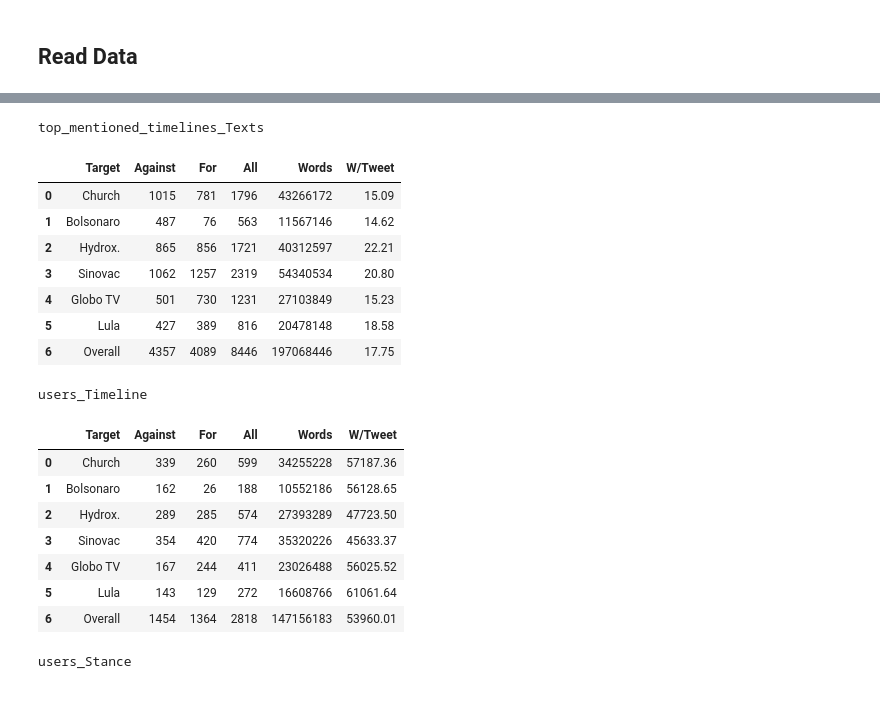
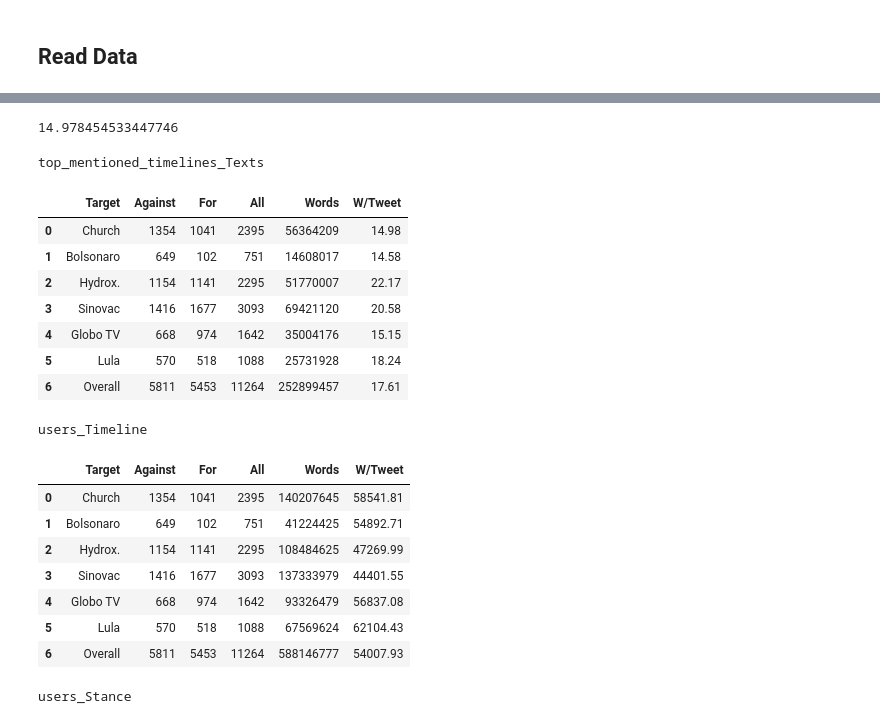
Before and after one commit to semcovici/stance-prediction-UstanceBR, a Jupyter notebook: notebooks/0.2-comparison_top_mentioned_timelines.ipynb, the cells around one changed output, grey strips where cells are left out. Saved outputs shown, nothing was run; the diff lists cells and outputs as text; code cells hidden in the pictures.

```diff
--- a/notebooks/0.2-comparison_top_mentioned_timelines.ipynb
+++ b/notebooks/0.2-comparison_top_mentioned_timelines.ipynb
@@ -33,34 +33,57 @@ target_list = ['ig','bo', 'cl', 'co', 'gl', 'lu']
 # %%
 data_list = []
 
-for target in target_list:
+for target in tqdm(target_list):
 
     # read data
-    data_temp = pd.read_csv(
+    data_temp_train = pd.read_csv(
         raw_data_path + f'train_r3_{target}_top_mentioned_timelines.csv',
         sep = ';',
         encoding='utf-8-sig'
         )
+    data_temp_test = pd.read_csv(
+        raw_data_path + f'test_r3_{target}_top_mentioned_timelines.csv',
+        sep = ';',
+        encoding='utf-8-sig'
+        )
 
-    data_temp['target'] = target
+    data_temp_train['target'] = target
+    data_temp_test['target'] = target
 
-    data_list.append(data_temp)
+    data_temp_train['split'] = "train"
+    data_temp_test['split'] = "test"
+
+    data_list.append(data_temp_train)
+    data_list.append(data_temp_test)
 
 data_tmt = pd.concat(data_list)
 # %%
 data_list = []
 
-for target in target_list:
+for target in tqdm(target_list):
 
     # read data
-    data_temp = pd.read_csv(
+    data_temp_train = pd.read_csv(
+        raw_data_path + f'r3_{target}_train_users.csv',
+        sep = ';',
+        encoding='utf-8-sig'
+    )
+    data_temp_test = pd.read_csv(
         raw_data_path + f'r3_{target}_test_users.csv',
         sep = ';',
         encoding='utf-8-sig'
         )
 
-    data_temp['target'] = target
 
-    data_list.append(data_temp)
+
+
+    data_temp_train['target'] = target
+    data_temp_test['target'] = target
+
+    data_temp_train['split'] = "train"
+    data_temp_test['split'] = "test"
+
+    data_list.append(data_temp_train)
+    data_list.append(data_temp_test)
 
 data_users = pd.concat(data_list)
@@ -252,27 +294,33 @@ dict_results
+# %%
+df_sep_comments.tokens_count.sum()/len(df_sep_comments)
+# %% [output]
+14.978454533447746
 # %%
 for key, value in dict_results.items():
 
     print(key)
 
     display(value)
+
+    value.to_csv(reports_path + f'describe/{key}.csv')
 # %% [output]
 top_mentioned_timelines_Texts
 |  | Target | Against | For | All | Words | W/Tweet |
-| 0 | Church | 1015 | 781 | 1796 | 43266172 | 15.09 |
-| 1 | Bolsonaro | 487 | 76 | 563 | 11567146 | 14.62 |
-| 2 | Hydrox. | 865 | 856 | 1721 | 40312597 | 22.21 |
-| 3 | Sinovac | 1062 | 1257 | 2319 | 54340534 | 20.80 |
-| 4 | Globo TV | 501 | 730 | 1231 | 27103849 | 15.23 |
-| 5 | Lula | 427 | 389 | 816 | 20478148 | 18.58 |
-| 6 | Overall | 4357 | 4089 | 8446 | 197068446 | 17.75 |
+| 0 | Church | 1354 | 1041 | 2395 | 56364209 | 14.98 |
+| 1 | Bolsonaro | 649 | 102 | 751 | 14608017 | 14.58 |
+| 2 | Hydrox. | 1154 | 1141 | 2295 | 51770007 | 22.17 |
+| 3 | Sinovac | 1416 | 1677 | 3093 | 69421120 | 20.58 |
+| 4 | Globo TV | 668 | 974 | 1642 | 35004176 | 15.15 |
+| 5 | Lula | 570 | 518 | 1088 | 25731928 | 18.24 |
+| 6 | Overall | 5811 | 5453 | 11264 | 252899457 | 17.61 |
 users_Timeline
 |  | Target | Against | For | All | Words | W/Tweet |
-| 0 | Church | 339 | 260 | 599 | 34255228 | 57187.36 |
-| 1 | Bolsonaro | 162 | 26 | 188 | 10552186 | 56128.65 |
-| 2 | Hydrox. | 289 | 285 | 574 | 27393289 | 47723.50 |
-| 3 | Sinovac | 354 | 420 | 774 | 35320226 | 45633.37 |
-| 4 | Globo TV | 167 | 244 | 411 | 23026488 | 56025.52 |
-| 5 | Lula | 143 | 129 | 272 | 16608766 | 61061.64 |
-| 6 | Overall | 1454 | 1364 | 2818 | 147156183 | 53960.01 |
+| 0 | Church | 1354 | 1041 | 2395 | 140207645 | 58541.81 |
+| 1 | Bolsonaro | 649 | 102 | 751 | 41224425 | 54892.71 |
+| 2 | Hydrox. | 1154 | 1141 | 2295 | 108484625 | 47269.99 |
+| 3 | Sinovac | 1416 | 1677 | 3093 | 137333979 | 44401.55 |
+| 4 | Globo TV | 668 | 974 | 1642 | 93326479 | 56837.08 |
+| 5 | Lula | 570 | 518 | 1088 | 67569624 | 62104.43 |
+| 6 | Overall | 5811 | 5453 | 11264 | 588146777 | 54007.93 |
 users_Stance
 |  | Target | Against | For | All | Words | W/Tweet |
```
Also changed, not shown: parts of 9 cells of this notebook, 7 other files.
